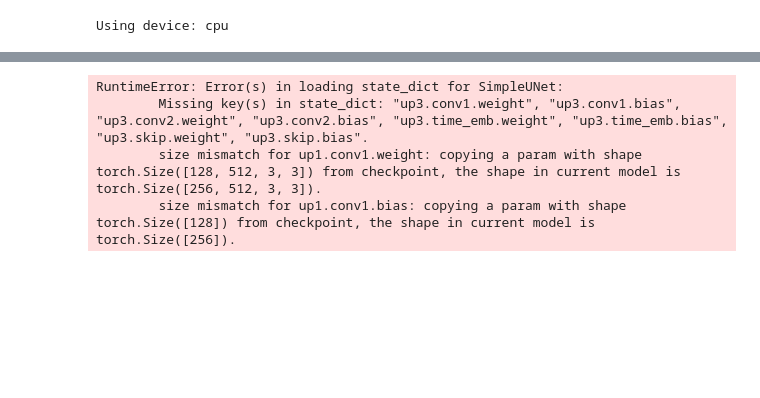
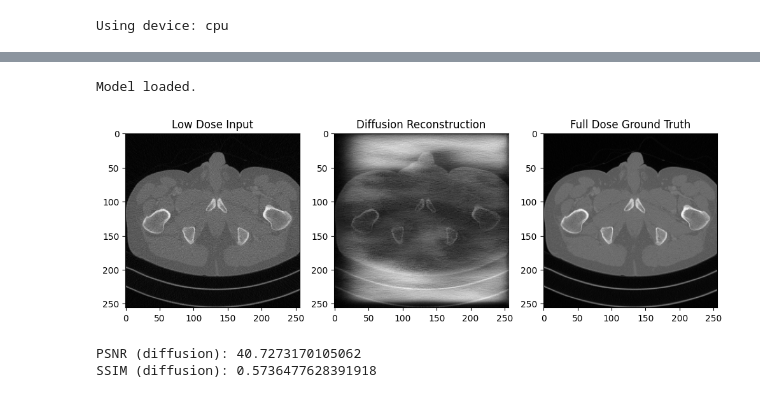
Before and after one commit to tseng097/cv5561-f25-team-diffusion, a Jupyter notebook: project.ipynb, the cells around one changed output, grey strips where cells are left out. Cells and saved outputs as stored; diff of their text form; code cells hidden in the pictures; blank space fills up the shorter version.

```diff
--- a/project.ipynb
+++ b/project.ipynb
@@ -182,7 +182,7 @@ Using device: cpu
 # %%
 class CTLowDoseDataset(Dataset):
     def __init__(self, root):
-        # root 例：r"C:\Users\jfbos\Desktop\Preprocessed_256x256\256"
+        root = r"C:\Users\jfbos\Desktop\Preprocessed_256x256\256"
         self.full_root = os.path.join(root, "Full Dose", "1mm", "Sharp Kernel (D45)")
         self.low_root  = os.path.join(root, "Quarter Dose", "1mm", "Sharp Kernel (D45)")
 
@@ -367,7 +366,4 @@ model.eval()
 
 print("Model loaded.")
 # %% [output]
-RuntimeError: Error(s) in loading state_dict for SimpleUNet:
-        Missing key(s) in state_dict: "up3.conv1.weight", "up3.conv1.bias", "up3.conv2.weight", "up3.conv2.bias", "up3.time_emb.weight", "up3.time_emb.bias", "up3.skip.weight", "up3.skip.bias".
-        size mismatch for up1.conv1.weight: copying a param with shape torch.Size([128, 512, 3, 3]) from checkpoint, the shape in current model is torch.Size([256, 512, 3, 3]).
-        size mismatch for up1.conv1.bias: copying a param with shape torch.Size([128]) from checkpoint, the shape in current model is torch.Size([256]).
+Model loaded.
@@ -426,0 +401,31 @@ print("SSIM:", ssim(full, recon))
+# %%
+idx = 475
+low_img, full_img = dataset[idx]
+model.eval()
+low_img = low_img.to(device)[None, ...]   # [1,1,H,W]
+full_img = full_img.to(device)[None, ...]  # [1,1,H,W]
+denoised = sample(model, low_img, T=200, device=device)
+# %%
+plt.figure(figsize=(12,6))
+
+plt.subplot(1,3,1)
+plt.title("Low Dose Input")
+plt.imshow(low_img.squeeze().cpu().numpy(), cmap='gray')
+plt.subplot(1,3,2)
+plt.title("Diffusion Reconstruction")
+plt.imshow(denoised.squeeze().cpu().numpy(), cmap='gray')
+plt.subplot(1,3,3)
+plt.title("Full Dose Ground Truth")
+plt.imshow(full_img.squeeze().cpu().numpy(), cmap='gray')
+
+plt.show()
+# %% [output]
+[figure, added]
+# %%
+den = denoised.squeeze().cpu().numpy().astype(np.float64)   # [H,W]
+gt  = full_img.squeeze().cpu().numpy().astype(np.float64)      # [H,W]
+print("PSNR (diffusion):", psnr(gt, den))
+print("SSIM (diffusion):", ssim(gt, den))
+# %% [output]
+PSNR (diffusion): 40.7273170105062
+SSIM (diffusion): 0.5736477628391918
```
Also changed, not shown: parts of 6 cells of this notebook, 1 other file.
